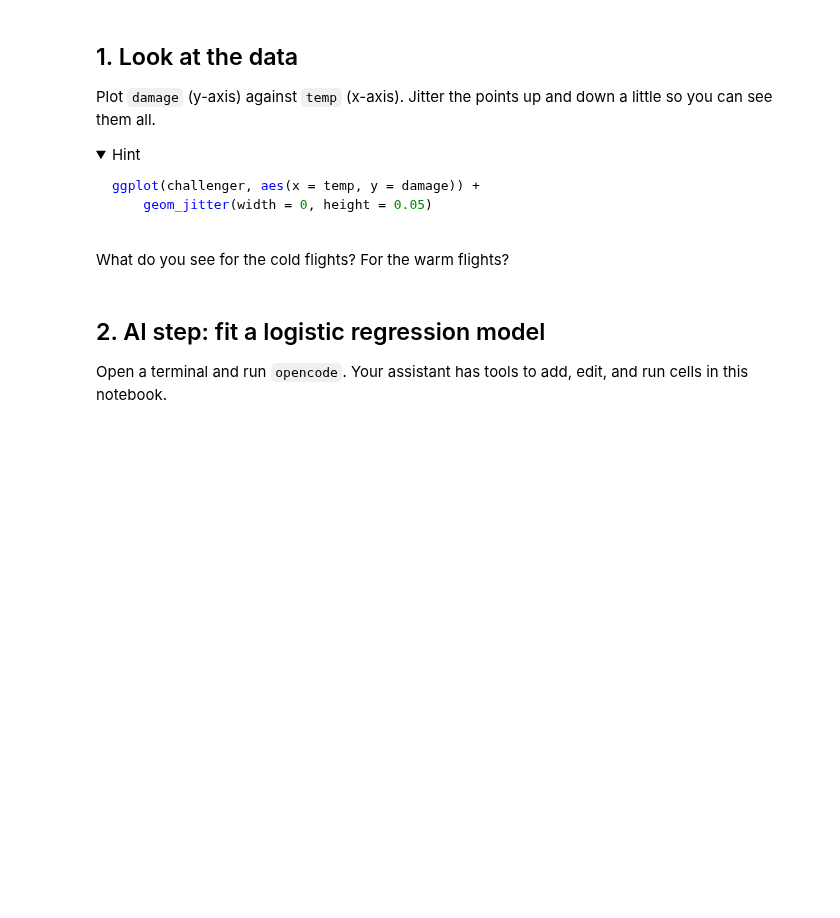
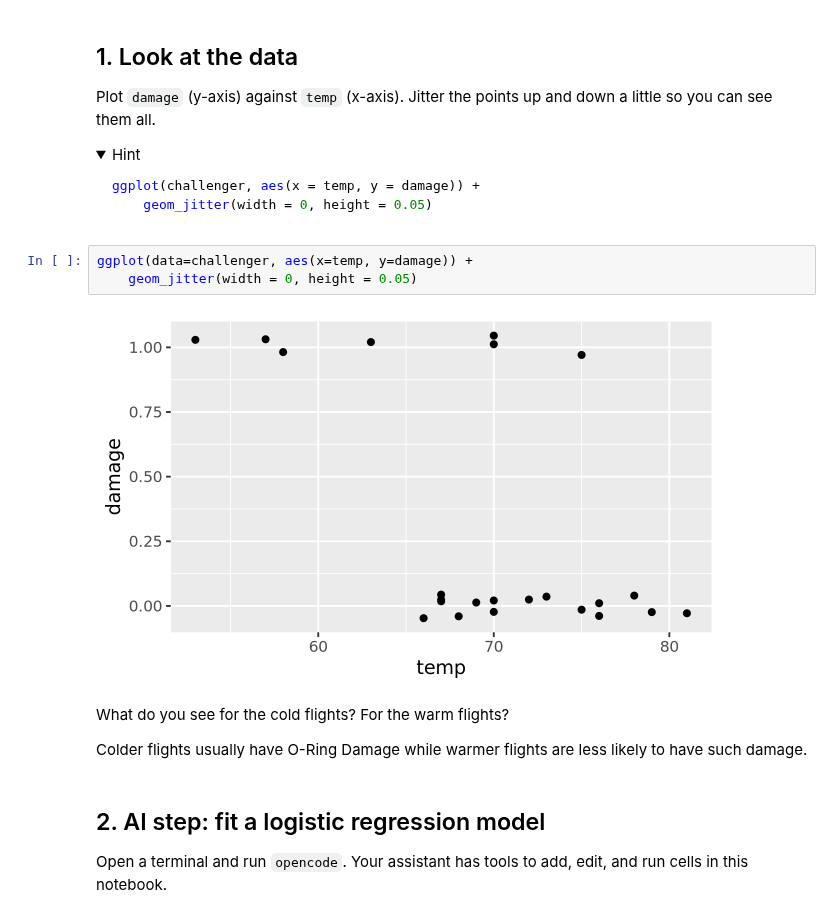
Before and after one commit to lgheflin/codespace, a Jupyter notebook: exercises/11-challenger-exercise.ipynb, the cells around one changed output. Cells and saved outputs as stored; diff of their text form; folded sections open; blank space fills up the shorter version.

Commit message:
complete exercises/11-challenger-exercise.ipynb

````diff
--- a/exercises/11-challenger-exercise.ipynb
+++ b/exercises/11-challenger-exercise.ipynb
@@ -52,8 +73,15 @@ ggplot(challenger, aes(x = temp, y = damage)) +
 ```
 
 </details>
+# %%
+ggplot(data=challenger, aes(x=temp, y=damage)) +
+    geom_jitter(width = 0, height = 0.05)
+# %% [output]
+[figure, added]
 # %% [markdown]
 What do you see for the cold flights? For the warm flights?
+
+Colder flights usually have O-Ring Damage while warmer flights are less likely to have such damage.
 # %% [markdown]
 ## 2. AI step: fit a logistic regression model
 
````
Also changed, not shown: parts of 6 cells of this notebook.
